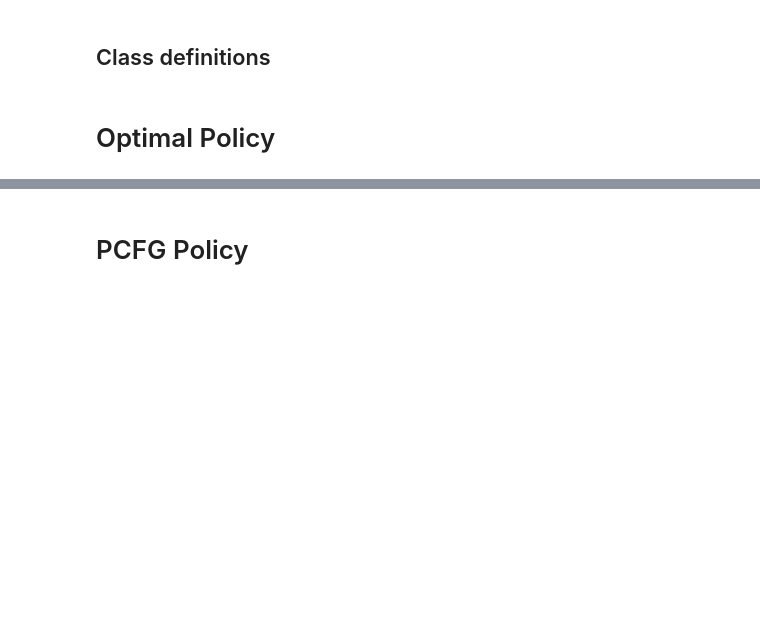
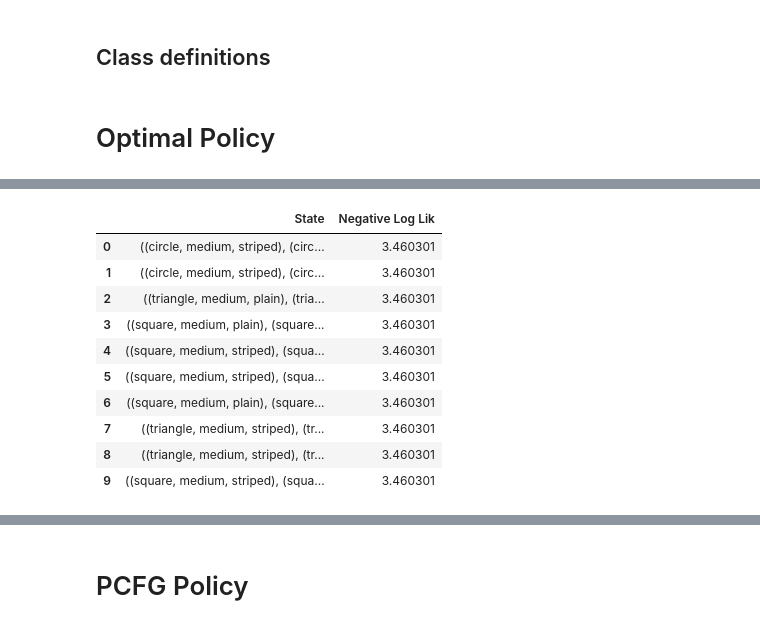
Before and after one commit to zhaobn/goals, a Jupyter notebook: planning/workspace.ipynb, the cells around one changed output, grey strips where cells are left out. Cells and saved outputs as stored; diff of their text form; code cells hidden in the pictures; blank space fills up the shorter version.

```diff
--- a/planning/workspace.ipynb
+++ b/planning/workspace.ipynb
@@ -476,3 +435,61 @@ value_function
+# %%
+# Set up the goal space
+State = namedtuple('State', ['shape1', 'shape2', 'shape3'])
+goal_world = GoalWorld()
+
+# Initialize optimal agent
+with open('goal_value_function.pkl', 'rb') as file:
+    # use saved results from value iteration
+    value_function = pickle.load(file)
+
+# We changes the names of textures, so we need to update the value function
+updated_value_function = {}
+
+for state, value in value_function.items():
+    # Unpack the shapes from the state
+    shape1, shape2, shape3 = state.shape1, state.shape2, state.shape3
+
+    # Update textures
+    shape1_texture = 'striped' if shape1.texture == 'present' else 'plain'
+    shape2_texture = 'striped' if shape2.texture == 'present' else 'plain'
+    shape3_texture = 'striped' if shape3.texture == 'present' else 'plain'
+
+    # Create new shapes with updated textures
+    updated_shape1 = Shape(sides=shape1.sides, shade=shape1.shade, texture=shape1_texture)
+    updated_shape2 = Shape(sides=shape2.sides, shade=shape2.shade, texture=shape2_texture)
+    updated_shape3 = Shape(sides=shape3.sides, shade=shape3.shade, texture=shape3_texture)
+
+    # Create a new state with updated shapes
+    updated_state = State(shape1=updated_shape1, shape2=updated_shape2, shape3=updated_shape3)
+
+    # Add the updated state to the temporary dictionary
+    updated_value_function[updated_state] = value
+
+# Replace the original value_function with the updated one
+value_function = updated_value_function
+
+# create the optimal planner
+optimal_planner = OptimalGoalPolicy(
+    mdp=goal_world,
+    value_function=value_function
+)
+
+# What are the best goals to set?
+log_likelihood_df = optimal_planner.calc_neg_log_likelihood_all_df()
+value_iteration_states_neg_log_lik = log_likelihood_df.sort_values(by='Negative Log Lik').reset_index(drop=True)
+value_iteration_states_neg_log_lik.head(10)
+# %% [output]
+|  | State | Negative Log Lik |
+| 0 | ((circle, medium, striped), (circ... | 3.460301 |
+| 1 | ((circle, medium, striped), (circ... | 3.460301 |
+| 2 | ((triangle, medium, plain), (tria... | 3.460301 |
+| 3 | ((square, medium, plain), (square... | 3.460301 |
+| 4 | ((square, medium, striped), (squa... | 3.460301 |
+| 5 | ((square, medium, striped), (squa... | 3.460301 |
+| 6 | ((square, medium, plain), (square... | 3.460301 |
+| 7 | ((triangle, medium, striped), (tr... | 3.460301 |
+| 8 | ((triangle, medium, striped), (tr... | 3.460301 |
+| 9 | ((square, medium, striped), (squa... | 3.460301 |
 # %%
 # Plot the state space and the corresponding log likelihoods
 optimal_planner.plot_state_space_with_likelihood(is_dark=False, save=False, filename=None)
```
Also changed, not shown: parts of 14 cells of this notebook.
